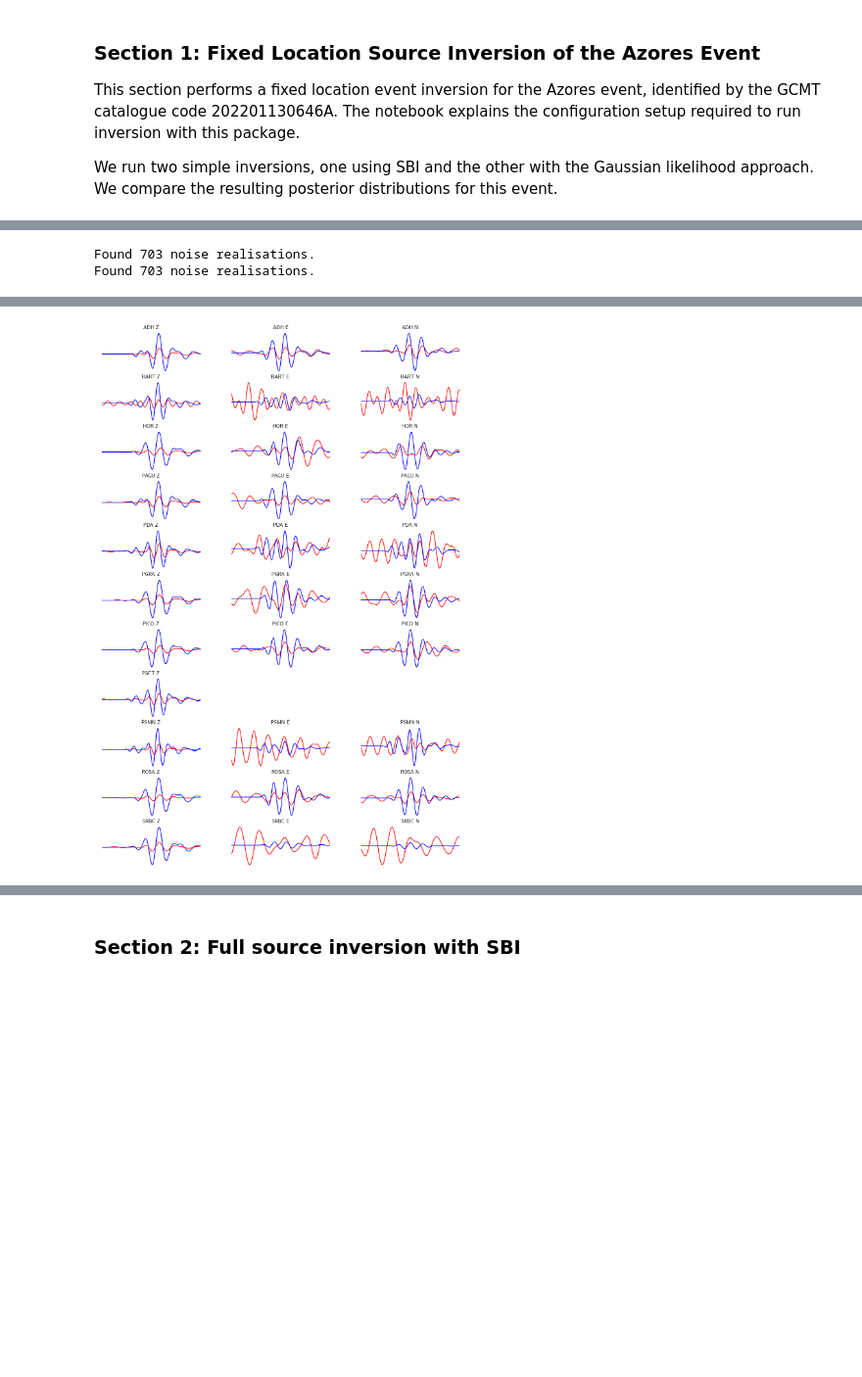
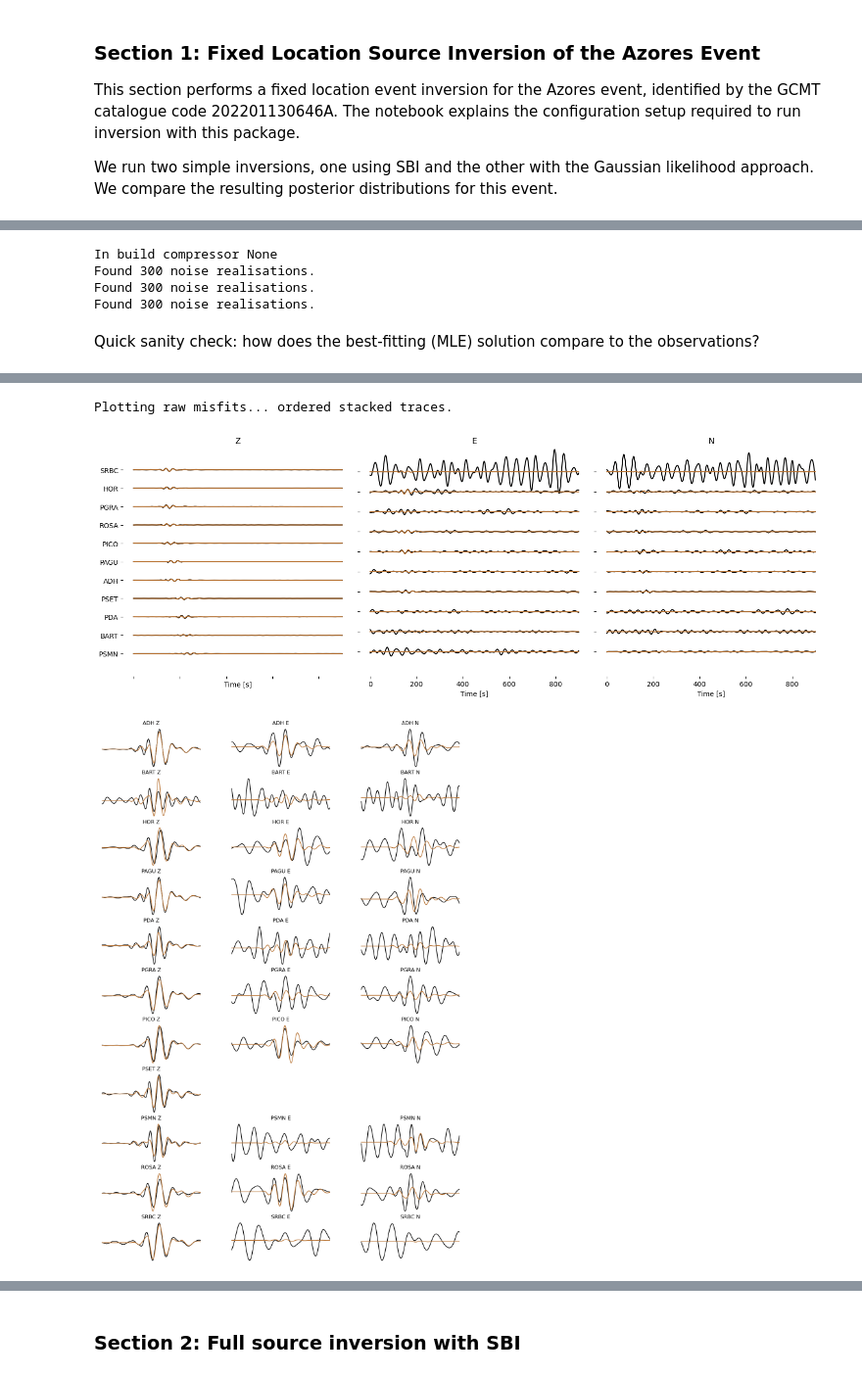
Before and after one commit to asaoulis/seismo-sbi, a Jupyter notebook: examples/azores_inversion.ipynb, the cells around one changed output, grey strips where cells are left out. Shown at 98% size. Saved outputs shown, nothing was run; the diff lists cells and outputs as text; code cells hidden in the pictures; blank space fills up the shorter version.

```diff
--- a/examples/azores_inversion.ipynb
+++ b/examples/azores_inversion.ipynb
@@ -148,25 +130,0 @@ Found 703 noise realisations.
-# %%
-inference_options = dict(
-  sbi=dict(
-    method= 'posterior',
-    noise_model= dict(
-      type= 'real_noise',
-      noise_catalogue_path= '../scripts/data/noise/azores_event_samples',
-      noise_level= 3.e-6,
-    ),
-  ),
-  likelihood= dict(
-    run= True,
-    ensemble= False,
-    covariance= 'empirical',
-    num_samples= 20000,
-    walker_burn_in= 2000,
-    move_size= 0.0005,
-  ),
-)
-config.parse_sbi_config(inference_options)
-
-sbi_pipeline.load_test_noises(config.sbi_noise_model, config.test_noise_models)
-# %% [output]
-Found 703 noise realisations.
-Found 703 noise realisations.
@@ -176,15 +131,45 @@ job_data = sbi_pipeline.create_job_data([], config.real_event_jobs)
+# %%
+# Compute the score-compression data (derivative stencil), build the compressor, load the real noise.
+sbi_pipeline.compute_data_vector_properties([], config.real_event_jobs)
+score_compression_data, extra_gradients = sbi_pipeline.compute_required_compression_data(
+    config.compression_methods, config.model_parameters)
+sbi_pipeline.load_compressors(config.compression_methods, score_compression_data,
+                              extra_gradients=extra_gradients, freeze=True)
+sbi_pipeline.load_test_noises(config.sbi_noise_model, config.test_noise_models)
+compressor_name = sbi_pipeline.compressor_keys[0]
+# %% [output]
+In build compressor None
+Found 300 noise realisations.
+Found 300 noise realisations.
+Found 300 noise realisations.
+# %%
+# Set up the single real-event job and find the maximum-likelihood expansion point (iterative LSQ).
+from seismo_sbi.sbi.types.results import InversionResult, InversionConfig
+param_names = sbi_pipeline.parameters.names
+likelihood_config = config.likelihood_config
+dataset_details = config.dataset_parameters
+
+job_data = sbi_pipeline.create_job_data([], config.real_event_jobs)
+single_job = job_data[0]
+sim_name, test_noise, D, theta0_dict, covariance, priors = single_job
+if covariance is not None:
+    sbi_pipeline.training_noise_sampler.set_adaptive_covariance_with_misc_data(covariance)
+theta0, dataset_details = sbi_pipeline.compute_theta0_and_update_dataset(param_names, dataset_details, theta0_dict)
+inversion_config = InversionConfig("", test_noise, compressor_name)
+
+compression_data = sbi_pipeline.find_mle_and_set_compressor(D, covariance, priors, dataset_details,
+                                                            compressor_name=compressor_name)
+# %% [markdown]
+Quick sanity check: how does the best-fitting (MLE) solution compare to the observations?
 # %%
-# let's plot the event + the GCMT solutions
-from seismo_sbi.sbi.results import JobData
-
-gcmt_mt_solution  = np.array([-2.100,  0.386,  1.720,  0.829,  0.333,  0.892]) * 1.e16
-gcmt_synthetics = sbi_pipeline.simulation_callable(gcmt_mt_solution)
+# Sanity check: best-fitting (MLE) synthetic vs the observed waveforms, and the GCMT solution.
+gcmt_mt_solution = np.array([-2.100, 0.386, 1.720, 0.829, 0.333, 0.892]) * 1.e16
 
 plotter = SBIPipelinePlotter('', sbi_pipeline.parameters)
 plotter.plot_synthetic_misfits(
-    job_data[0],
+    single_job,
     sbi_pipeline.simulation_parameters.receivers,
-    gcmt_synthetics,
-    "",
-    savefig=False )
+    compression_data.data_fiducial,
+    sbi_pipeline.parameters.get_parameter_values('source_location')[:2],
+    savefig=False)
 # %% [output]
@@ -192 +177,3 @@ plotter.plot_synthetic_misfits(
+Plotting raw misfits... ordered stacked traces.
-[figure, old version]
+[figure, new version]
+[figure, added]
```
Also changed, not shown: parts of 28 cells of this notebook, 13 other files.
